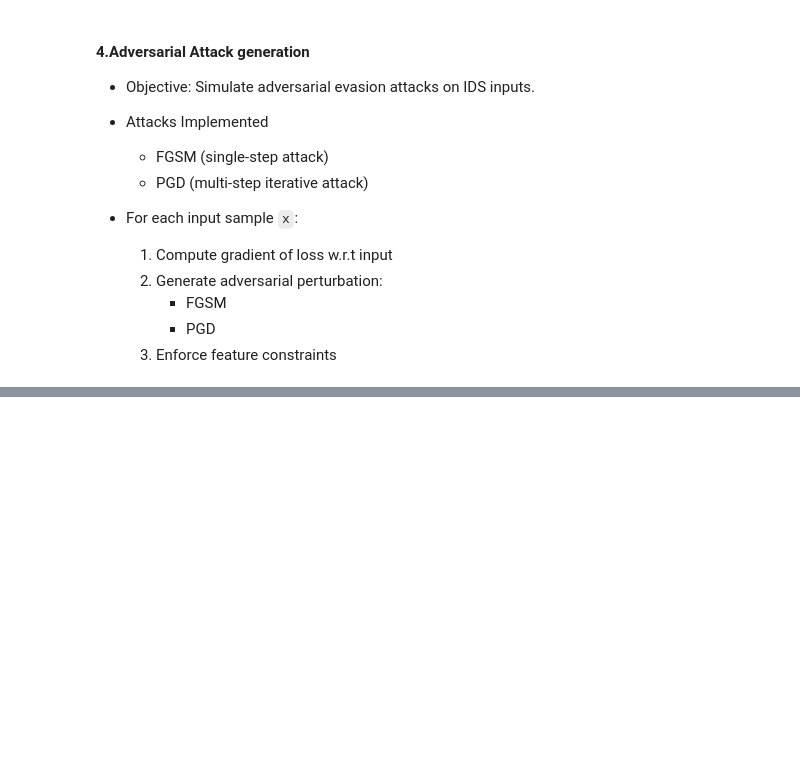
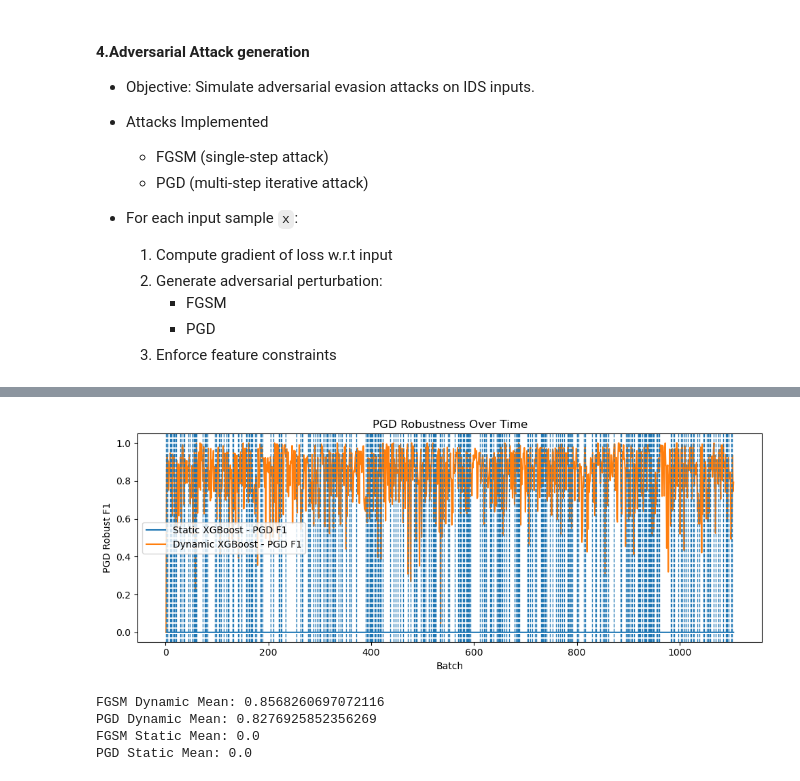
Before and after one commit to Karamoko27/ELG5271-Project-Adaptive-and-Failure-Aware-Adversarial-Defense-for-ML-Based-IDS, a Jupyter notebook: nids.ipynb, the cells around one changed output, grey strips where cells are left out. Saved outputs shown, nothing was run; the diff lists cells and outputs as text; code cells hidden in the pictures; blank space fills up the shorter version.

```diff
--- a/nids.ipynb
+++ b/nids.ipynb
@@ -661,0 +1332,29 @@ weighted avg       0.97      0.97      0.97    565576
+# %%
+### PGD Over time
+
+plt.figure(figsize=(10,4))
+plt.plot(history_df["batch_id"], history_df["static_pgd_f1"], label="Static XGBoost - PGD F1")
+plt.plot(history_df["batch_id"], history_df["dynamic_pgd_f1"], label="Dynamic XGBoost - PGD F1")
+
+for b in history_df.loc[history_df["retrained"] == 1, "batch_id"]:
+    plt.axvline(b, linestyle="--", linewidth=1)
+
+plt.xlabel("Batch")
+plt.ylabel("PGD Robust F1")
+plt.title("PGD Robustness Over Time")
+plt.legend()
+plt.tight_layout()
+plt.show()
+# %% [output]
+[figure, added]
+# %%
+## Print the mean of the FGSM and PGD metrics for the dynamic and static models
+print("FGSM Dynamic Mean:", history_df["dynamic_fgsm_f1"].mean())
+print("PGD Dynamic Mean:", history_df["dynamic_pgd_f1"].mean())
+print("FGSM Static Mean:", history_df["static_fgsm_f1"].mean())
+print("PGD Static Mean:", history_df["static_pgd_f1"].mean())
+# %% [output]
+FGSM Dynamic Mean: 0.8568260697072116
+PGD Dynamic Mean: 0.8276925852356269
+FGSM Static Mean: 0.0
+PGD Static Mean: 0.0
```
Also changed, not shown: parts of 28 cells of this notebook.
